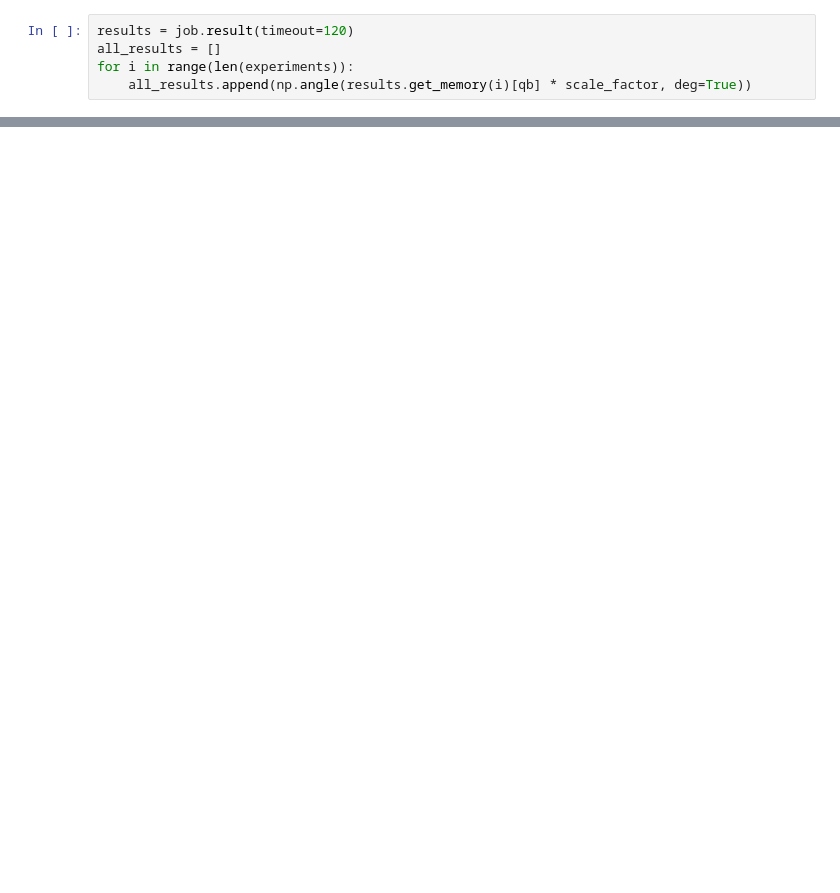
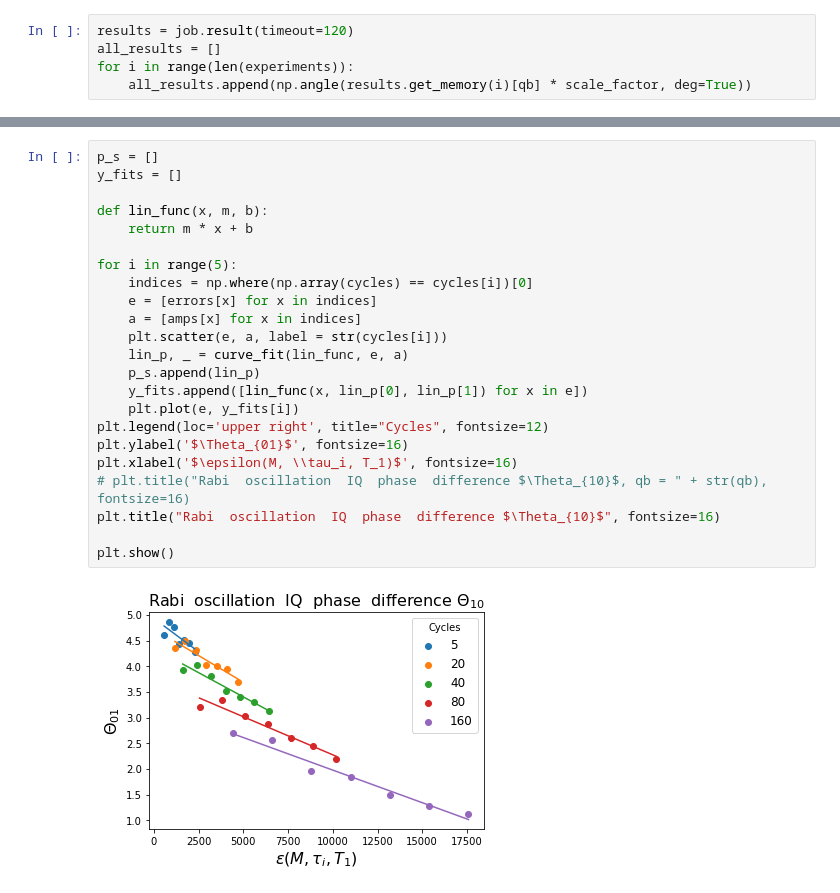
Before and after one commit to noahberthusen/Benewop-benchmarking, a Jupyter notebook: Benewop.ipynb, the cells around one changed output, grey strips where cells are left out. Drawn from its saved outputs; the diff is of its cells as text; blank space fills up the shorter version.

```diff
--- a/Benewop.ipynb
+++ b/Benewop.ipynb
@@ -431,0 +453,25 @@ print(pcov)
+# %%
+p_s = []
+y_fits = []
+
+def lin_func(x, m, b):
+    return m * x + b
+
+for i in range(5):
+    indices = np.where(np.array(cycles) == cycles[i])[0]
+    e = [errors[x] for x in indices]
+    a = [amps[x] for x in indices]
+    plt.scatter(e, a, label = str(cycles[i]))
+    lin_p, _ = curve_fit(lin_func, e, a)
+    p_s.append(lin_p)
+    y_fits.append([lin_func(x, lin_p[0], lin_p[1]) for x in e])
+    plt.plot(e, y_fits[i])
+plt.legend(loc='upper right', title="Cycles", fontsize=12)
+plt.ylabel('$\Theta_{01}$', fontsize=16)
+plt.xlabel('$\epsilon(M, \\tau_i, T_1)$', fontsize=16)
+# plt.title("Rabi  oscillation  IQ  phase  difference $\Theta_{10}$, qb = " + str(qb), fontsize=16)
+plt.title("Rabi  oscillation  IQ  phase  difference $\Theta_{10}$", fontsize=16)
+
+plt.show()
+# %% [output]
+[figure, added]
```
Also changed, not shown: parts of 19 cells of this notebook, 2 other files.
